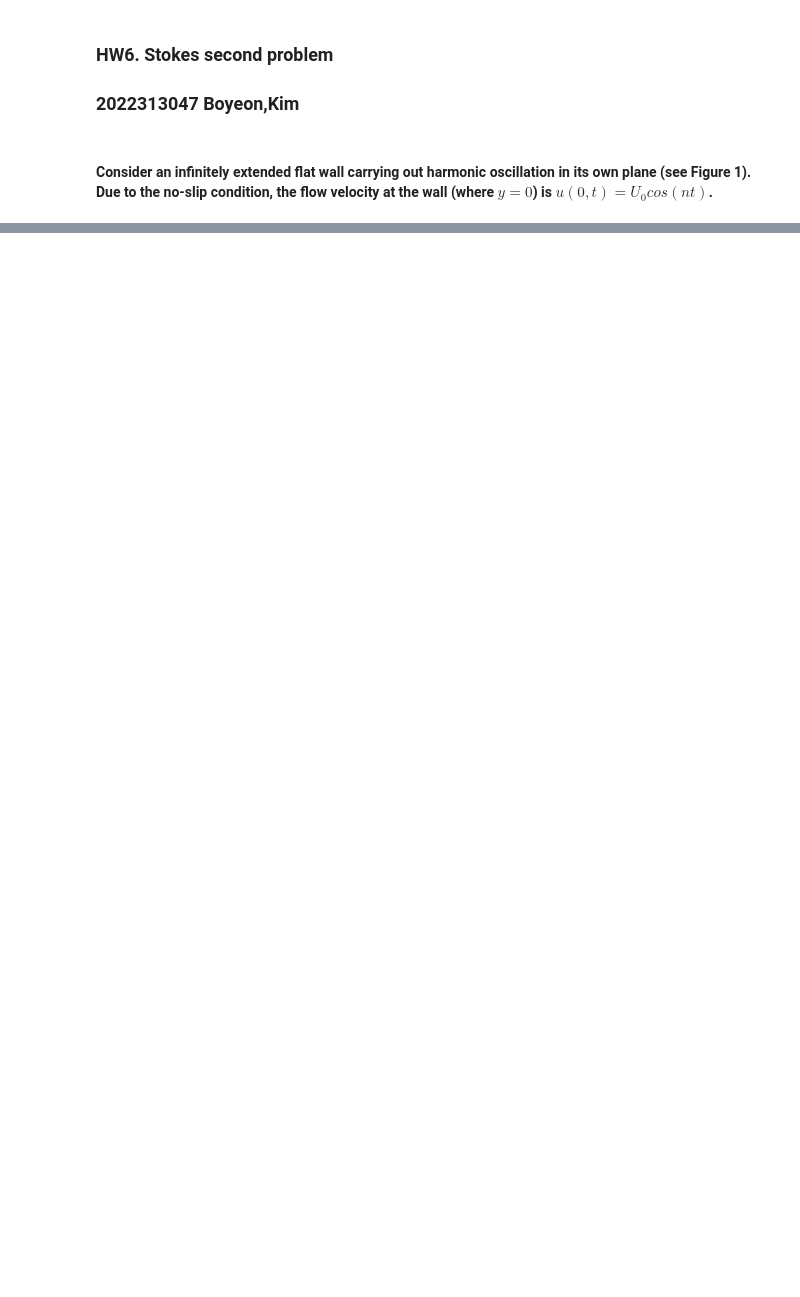
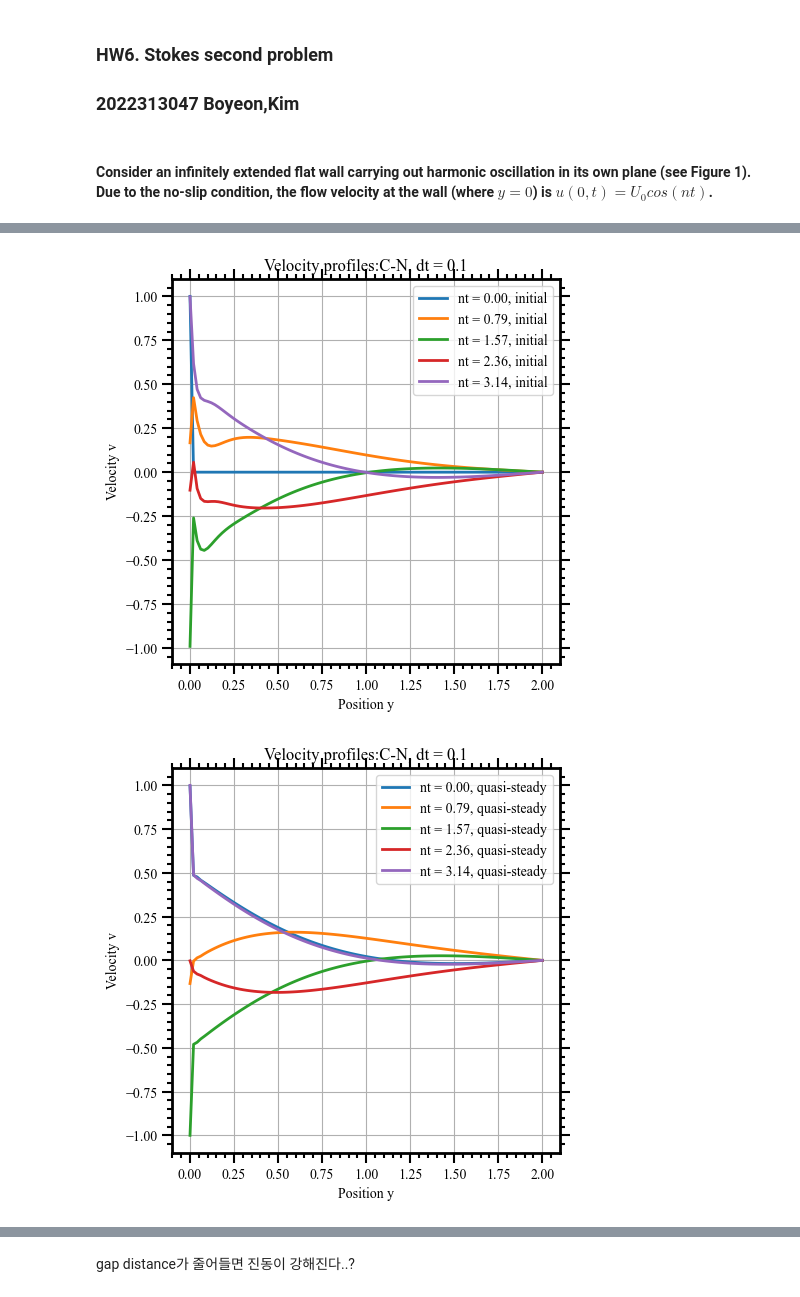
Before and after one commit to boyeon-kim/23-01-CSE5004, a Jupyter notebook: HW6/Python_HW6_boyeonK.ipynb, the cells around one changed output, grey strips where cells are left out. Drawn from its saved outputs; the diff is of its cells as text; code cells hidden in the pictures; blank space fills up the shorter version.

```diff
--- a/HW6/Python_HW6_boyeonK.ipynb
+++ b/HW6/Python_HW6_boyeonK.ipynb
@@ -249,0 +264,42 @@ plt.show()
+# %%
+# Given parameters
+nu = 1
+n = 2
+U0 = 1
+L = 2
+T = 10*np.pi
+nts = np.array([0, np.pi/2, np.pi, 3*np.pi/2, 2*np.pi])
+dts = [0.1, 0.01, 0.0001]
+N = 100
+y = np.linspace(0, L, N)
+# %%
+for dt in dts:
+    u_cn = CN(T,L,n,nu,dt)
+    # Plotting
+    for nt in nts:
+        #t = nt/n
+        nt = nt/n
+        plt.plot(y, u_cn[int(nt/dt), :], label=f'nt = {nt:.2f}, initial')
+        plt.legend()
+    plt.xlabel('Position y')
+    plt.ylabel('Velocity v')
+    plt.title(f'Velocity profiles:C-N, dt = {dt}')
+    plt.grid(True)
+    plt.show()
+
+    # Plotting
+    for nt in nts:
+        # t = nt/n
+        nt = nt/n
+        idx = int((nt+T) / dt)
+        data = u_cn[idx, :]
+        plt.plot(y, data, label=f'nt = {nt:.2f}, quasi-steady')
+        plt.legend()
+    plt.xlabel('Position y')
+    plt.ylabel('Velocity v')
+    plt.title(f'Velocity profiles:C-N, dt = {dt}')
+    plt.grid(True)
+    plt.show()
+# %% [output]
+[figure, added]
+[figure, added]
@@ -249,0 +310,2 @@ plt.show()
+# %% [markdown]
+gap distance가 줄어들면 진동이 강해진다..?
```
Also changed, not shown: parts of 22 cells of this notebook, 2 other files.
